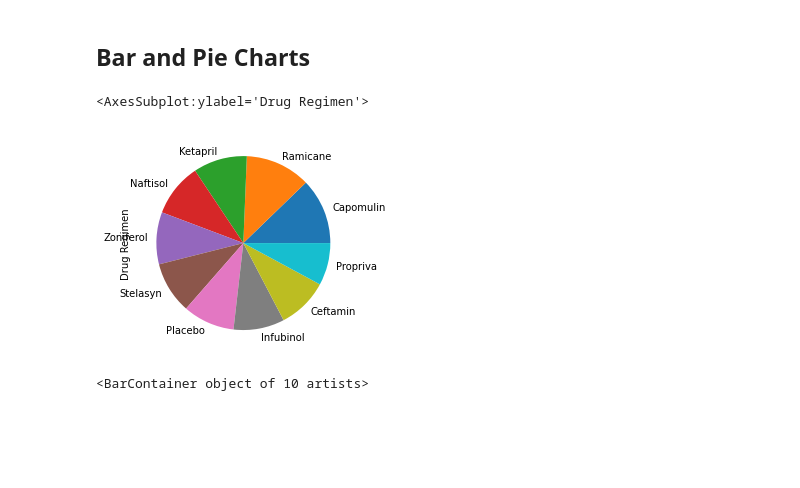
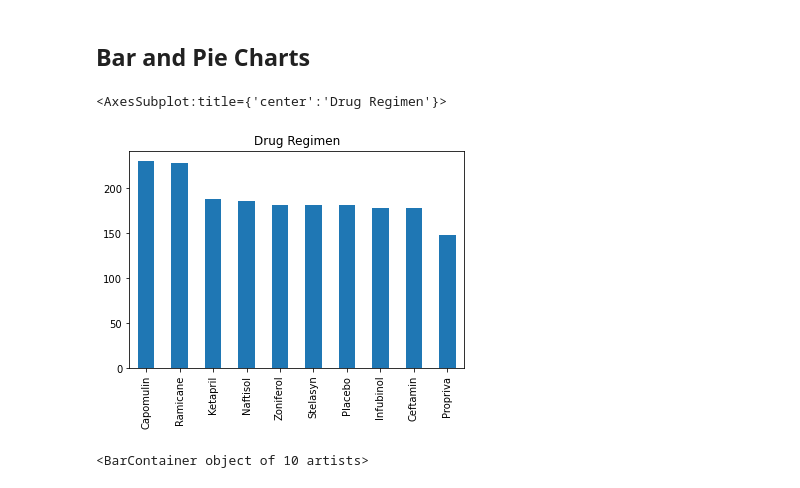
Before and after one commit to agomeso/Matplotlib-Challenge, a Jupyter notebook: Pymaceuticals/pymaceuticals_starter.ipynb, the cells around one changed output. Drawn from its saved outputs; the diff is of its cells as text; code cells hidden in the pictures; blank space fills up the shorter version.

```diff
--- a/Pymaceuticals/pymaceuticals_starter.ipynb
+++ b/Pymaceuticals/pymaceuticals_starter.ipynb
@@ -166,10 +166,10 @@ summary_df
 # %%
 # Generate a bar plot showing the total number of measurements taken on each drug regimen using pandas.
 measure_by_regimen = mouse_cleaned_df["Drug Regimen"].value_counts()
-measure_by_regimen.plot(kind="pie")
+measure_by_regimen.plot(kind="bar", title = "Drug Regimen",ylabel="")
 # %% [output]
-<AxesSubplot:ylabel='Drug Regimen'>
+<AxesSubplot:title={'center':'Drug Regimen'}>
-[figure, old version]
+[figure, new version]
 # %%
 # Generate a bar plot showing the total number of measurements taken on each drug regimen using pyplot.
 measure_by_regimen = mouse_cleaned_df["Drug Regimen"].value_counts()
```
Also changed, not shown: parts of 2 cells of this notebook.
